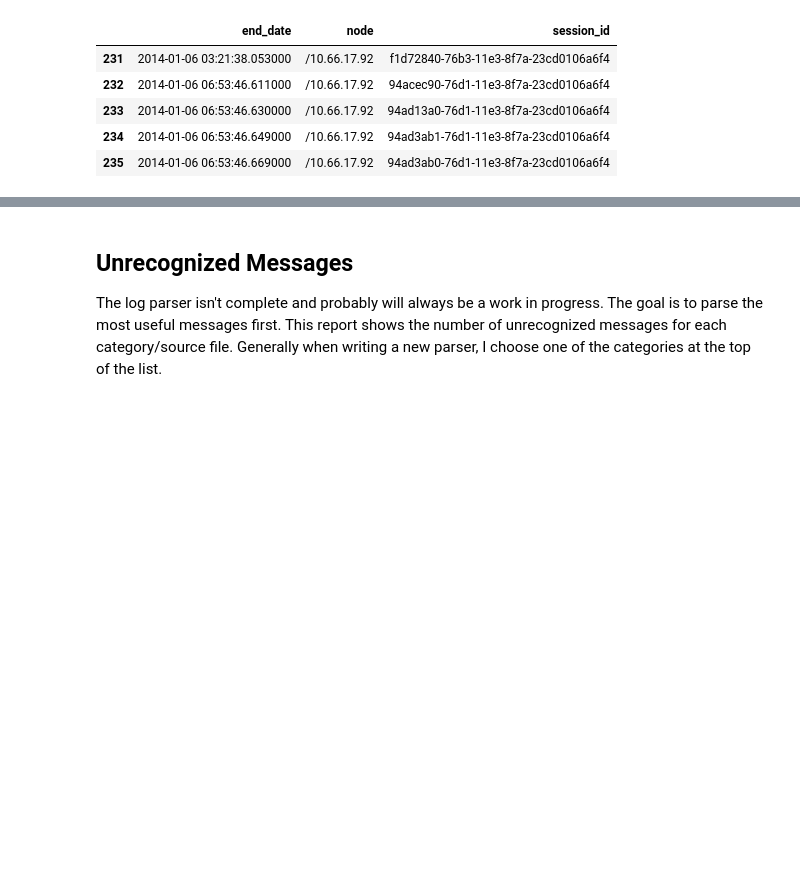
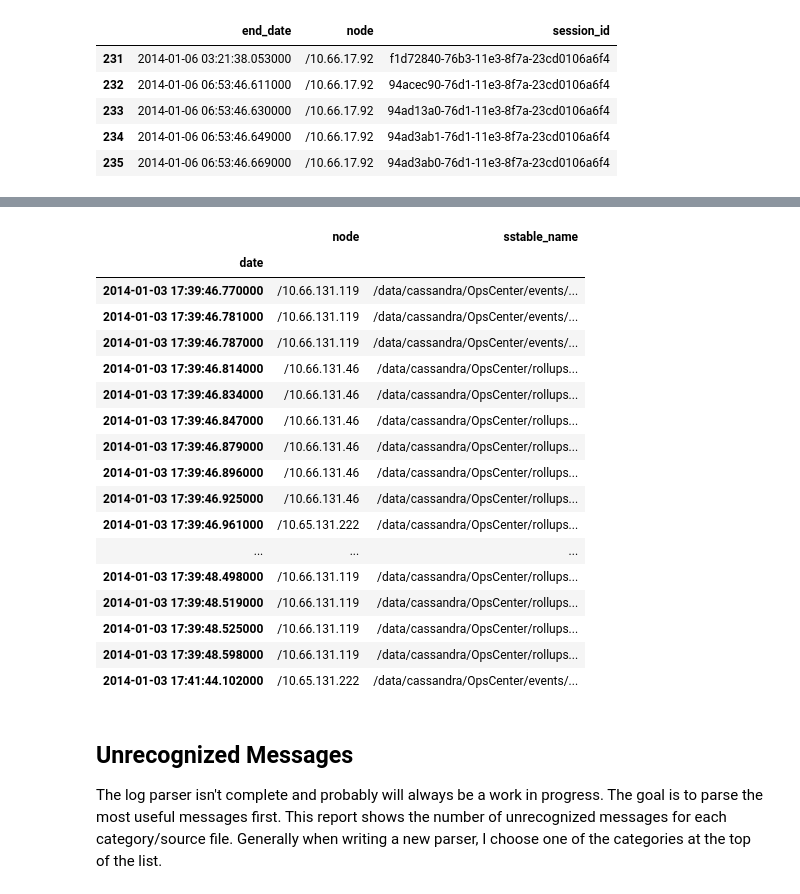
Before and after one commit to riptano/logparse, a Jupyter notebook: example.ipynb, the cells around one changed output, grey strips where cells are left out. Cells and saved outputs as stored; diff of their text form; code cells hidden in the pictures; blank space fills up the shorter version.

```diff
--- a/example.ipynb
+++ b/example.ipynb
@@ -193,3 +248,25 @@ streaming_sessions.tail()
+# %%
+sstables_sent = pd.DataFrame.from_records(log.sessions[6]['sstables_sent'], index='date')
+sstables_sent.tail(60)
+# %% [output]
+|  | node | sstable_name |
+| date |  |  |
+| 2014-01-03 17:39:46.770000 | /10.66.131.119 | /data/cassandra/OpsCenter/events/... |
+| 2014-01-03 17:39:46.781000 | /10.66.131.119 | /data/cassandra/OpsCenter/events/... |
+| 2014-01-03 17:39:46.787000 | /10.66.131.119 | /data/cassandra/OpsCenter/events/... |
+| 2014-01-03 17:39:46.814000 | /10.66.131.46 | /data/cassandra/OpsCenter/rollups... |
+| 2014-01-03 17:39:46.834000 | /10.66.131.46 | /data/cassandra/OpsCenter/rollups... |
+| 2014-01-03 17:39:46.847000 | /10.66.131.46 | /data/cassandra/OpsCenter/rollups... |
+| 2014-01-03 17:39:46.879000 | /10.66.131.46 | /data/cassandra/OpsCenter/rollups... |
+| 2014-01-03 17:39:46.896000 | /10.66.131.46 | /data/cassandra/OpsCenter/rollups... |
+| 2014-01-03 17:39:46.925000 | /10.66.131.46 | /data/cassandra/OpsCenter/rollups... |
+| 2014-01-03 17:39:46.961000 | /10.65.131.222 | /data/cassandra/OpsCenter/rollups... |
+| ... | ... | ... |
+| 2014-01-03 17:39:48.498000 | /10.66.131.119 | /data/cassandra/OpsCenter/rollups... |
+| 2014-01-03 17:39:48.519000 | /10.66.131.119 | /data/cassandra/OpsCenter/rollups... |
+| 2014-01-03 17:39:48.525000 | /10.66.131.119 | /data/cassandra/OpsCenter/rollups... |
+| 2014-01-03 17:39:48.598000 | /10.66.131.119 | /data/cassandra/OpsCenter/rollups... |
+| 2014-01-03 17:41:44.102000 | /10.65.131.222 | /data/cassandra/OpsCenter/events/... |
 # %% [markdown]
 ## Unrecognized Messages
 
```
Also changed, not shown: parts of 8 cells of this notebook, 1 other file.
